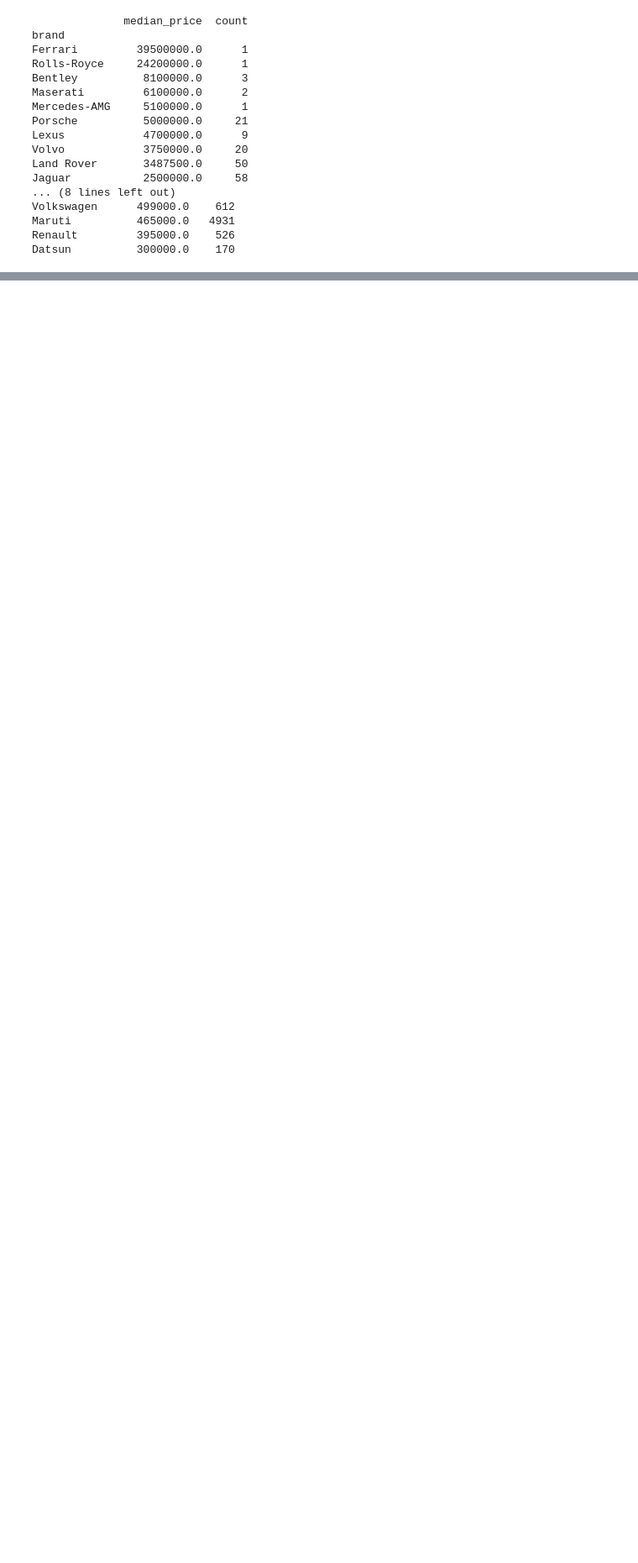
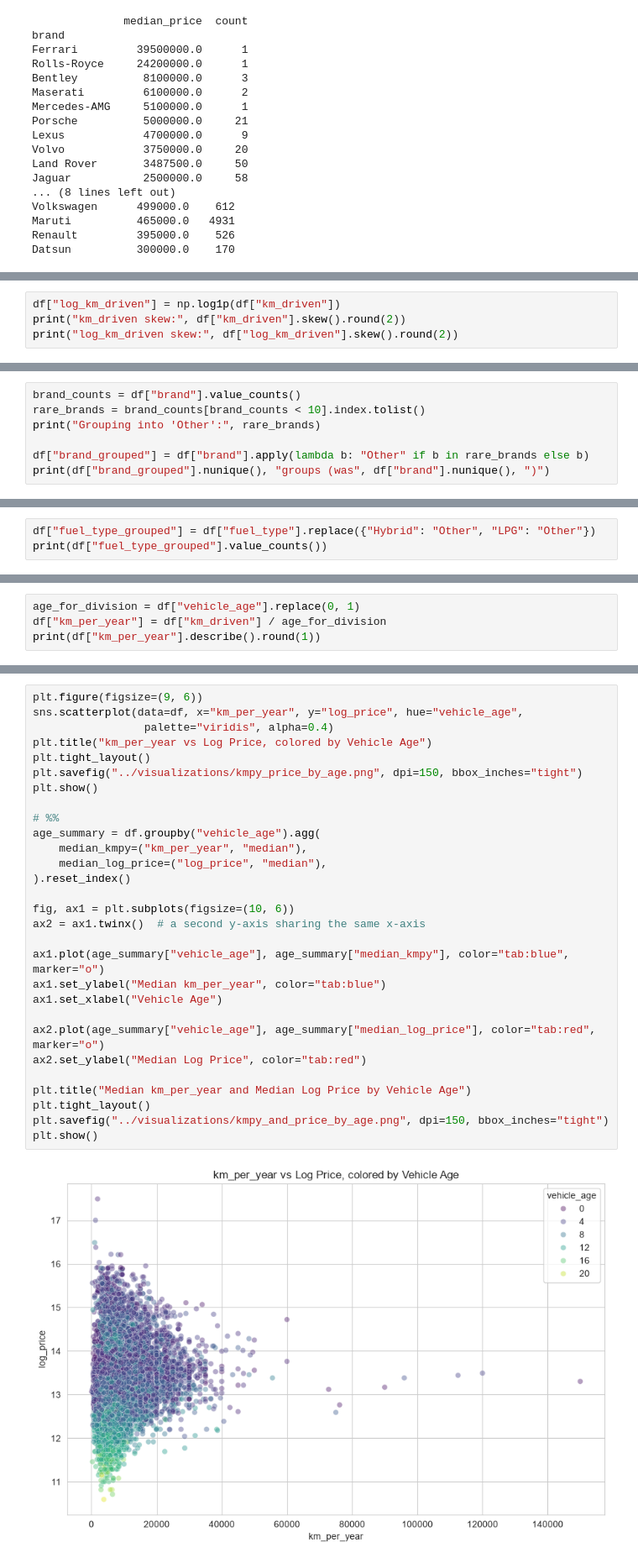
Before and after one commit to Fardeeenn/cardekho-price-analysis, a Jupyter notebook: notebooks/01_cardekho_price_analysis.ipynb, the cells around one changed output, grey strips where cells are left out. Shown at 84% size. Drawn from its saved outputs; the diff is of its cells as text; blank space fills up the shorter version.

Commit message:
Add feature engineering: log transforms, grouped categories, km_per_year

```diff
--- a/notebooks/01_cardekho_price_analysis.ipynb
+++ b/notebooks/01_cardekho_price_analysis.ipynb
@@ -326,0 +334,4 @@ plt.show()
+# %%
+df["log_km_driven"] = np.log1p(df["km_driven"])
+print("km_driven skew:", df["km_driven"].skew().round(2))
+print("log_km_driven skew:", df["log_km_driven"].skew().round(2))
@@ -326,0 +341,7 @@ plt.show()
+# %%
+brand_counts = df["brand"].value_counts()
+rare_brands = brand_counts[brand_counts < 10].index.tolist()
+print("Grouping into 'Other':", rare_brands)
+
+df["brand_grouped"] = df["brand"].apply(lambda b: "Other" if b in rare_brands else b)
+print(df["brand_grouped"].nunique(), "groups (was", df["brand"].nunique(), ")")
@@ -326,0 +351,3 @@ plt.show()
+# %%
+df["fuel_type_grouped"] = df["fuel_type"].replace({"Hybrid": "Other", "LPG": "Other"})
+print(df["fuel_type_grouped"].value_counts())
@@ -326,0 +361,4 @@ plt.show()
+# %%
+age_for_division = df["vehicle_age"].replace(0, 1)
+df["km_per_year"] = df["km_driven"] / age_for_division
+print(df["km_per_year"].describe().round(1))
@@ -326,0 +393,31 @@ plt.show()
+# %%
+plt.figure(figsize=(9, 6))
+sns.scatterplot(data=df, x="km_per_year", y="log_price", hue="vehicle_age",
+                 palette="viridis", alpha=0.4)
+plt.title("km_per_year vs Log Price, colored by Vehicle Age")
+plt.tight_layout()
+plt.savefig("../visualizations/kmpy_price_by_age.png", dpi=150, bbox_inches="tight")
+plt.show()
+
+# %%
+age_summary = df.groupby("vehicle_age").agg(
+    median_kmpy=("km_per_year", "median"),
+    median_log_price=("log_price", "median"),
+).reset_index()
+
+fig, ax1 = plt.subplots(figsize=(10, 6))
+ax2 = ax1.twinx()  # a second y-axis sharing the same x-axis
+
+ax1.plot(age_summary["vehicle_age"], age_summary["median_kmpy"], color="tab:blue", marker="o")
+ax1.set_ylabel("Median km_per_year", color="tab:blue")
+ax1.set_xlabel("Vehicle Age")
+
+ax2.plot(age_summary["vehicle_age"], age_summary["median_log_price"], color="tab:red", marker="o")
+ax2.set_ylabel("Median Log Price", color="tab:red")
+
+plt.title("Median km_per_year and Median Log Price by Vehicle Age")
+plt.tight_layout()
+plt.savefig("../visualizations/kmpy_and_price_by_age.png", dpi=150, bbox_inches="tight")
+plt.show()
+# %% [output]
+[figure, added]
```
Also changed, not shown: parts of 11 cells of this notebook, 3 other files.
